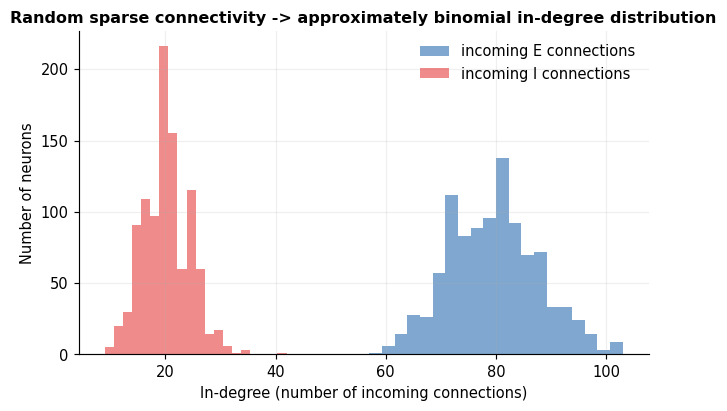
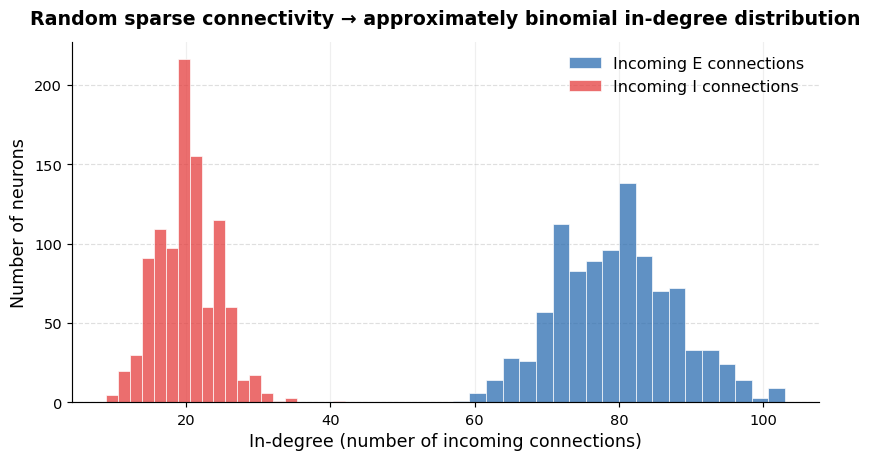
Code edit (unified diff) that turned the first committed figure into the second:
--- before
+++ after
@@ -1,8 +1,20 @@
-fig, ax = plt.subplots(figsize=(7, 4))
-ax.hist(in_degree_exc_source, bins=20, alpha=0.6, color=COLOR_EXC, label="incoming E connections")
-ax.hist(in_degree_inh_source, bins=20, alpha=0.6, color=COLOR_INH, label="incoming I connections")
-ax.set_xlabel("In-degree (number of incoming connections)")
-ax.set_ylabel("Number of neurons")
-ax.set_title("Random sparse connectivity -> approximately binomial in-degree distribution")
-ax.legend()
+fig, ax = plt.subplots(figsize=(8, 4.5))
+
+ax.hist(in_degree_exc_source, bins=20, alpha=0.75, color=COLOR_EXC,
+        edgecolor="white", linewidth=0.6, label="Incoming E connections")
+ax.hist(in_degree_inh_source, bins=20, alpha=0.75, color=COLOR_INH,
+        edgecolor="white", linewidth=0.6, label="Incoming I connections")
+
+ax.set_xlabel("In-degree (number of incoming connections)", fontsize=12)
+ax.set_ylabel("Number of neurons", fontsize=12)
+ax.set_title("Random sparse connectivity → approximately binomial in-degree distribution",
+             fontsize=13, fontweight="bold", pad=12)
+
+ax.legend(frameon=False, fontsize=11)
+ax.spines[["top", "right"]].set_visible(False)
+ax.tick_params(labelsize=10)
+ax.yaxis.grid(True, linestyle="--", alpha=0.4, zorder=0)
+ax.set_axisbelow(True)
+
+plt.tight_layout()
 plt.show()

Commit: bug fixed